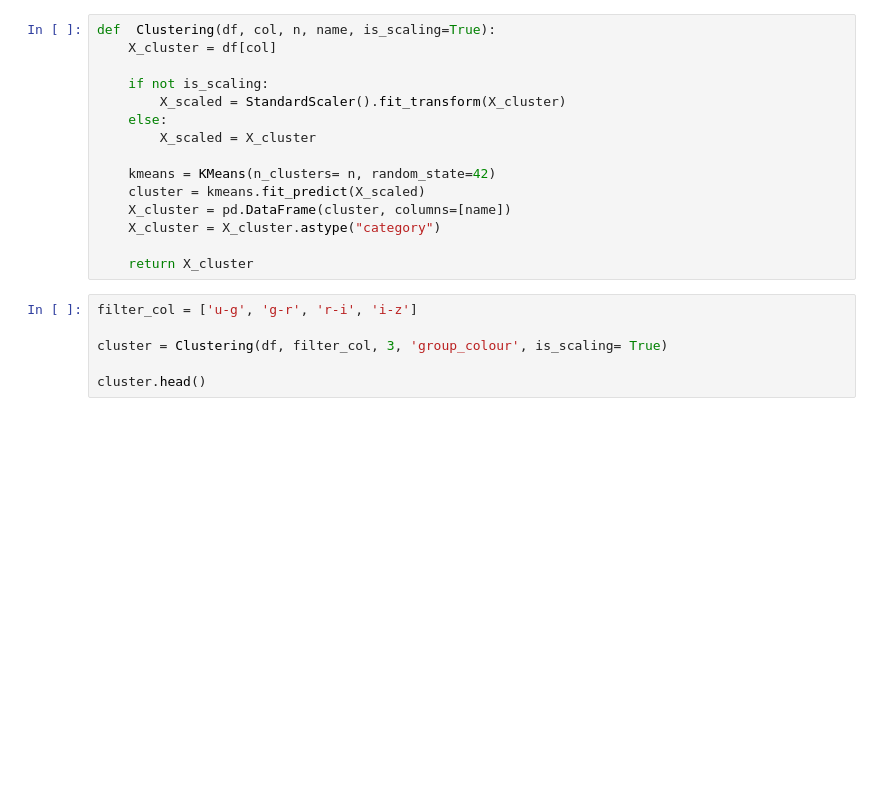
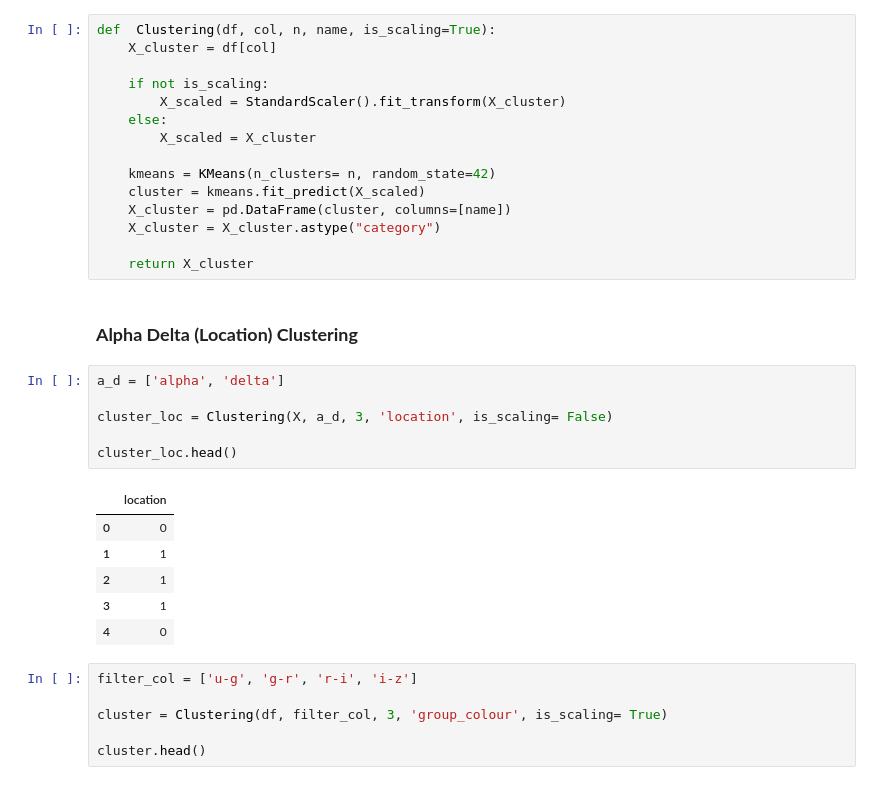
Before and after one commit to 404visco/ML, a Jupyter notebook: Kaggle/stellarclass.ipynb, the cells around one changed output. Drawn from its saved outputs; the diff is of its cells as text; blank space fills up the shorter version.

Commit message:
clustering location

```diff
--- a/Kaggle/stellarclass.ipynb
+++ b/Kaggle/stellarclass.ipynb
@@ -290,6 +321,21 @@ def  Clustering(df, col, n, name, is_scaling=True):
     X_cluster = X_cluster.astype("category")
 
     return X_cluster
+# %% [markdown]
+### **Alpha Delta (Location) Clustering**
+# %%
+a_d = ['alpha', 'delta']
+
+cluster_loc = Clustering(X, a_d, 3, 'location', is_scaling= False)
+
+cluster_loc.head()
+# %% [output]
+|  | location |
+| 0 | 0 |
+| 1 | 1 |
+| 2 | 1 |
+| 3 | 1 |
+| 4 | 0 |
 # %%
 filter_col = ['u-g', 'g-r', 'r-i', 'i-z']
 
```
Also changed, not shown: parts of 8 cells of this notebook.
